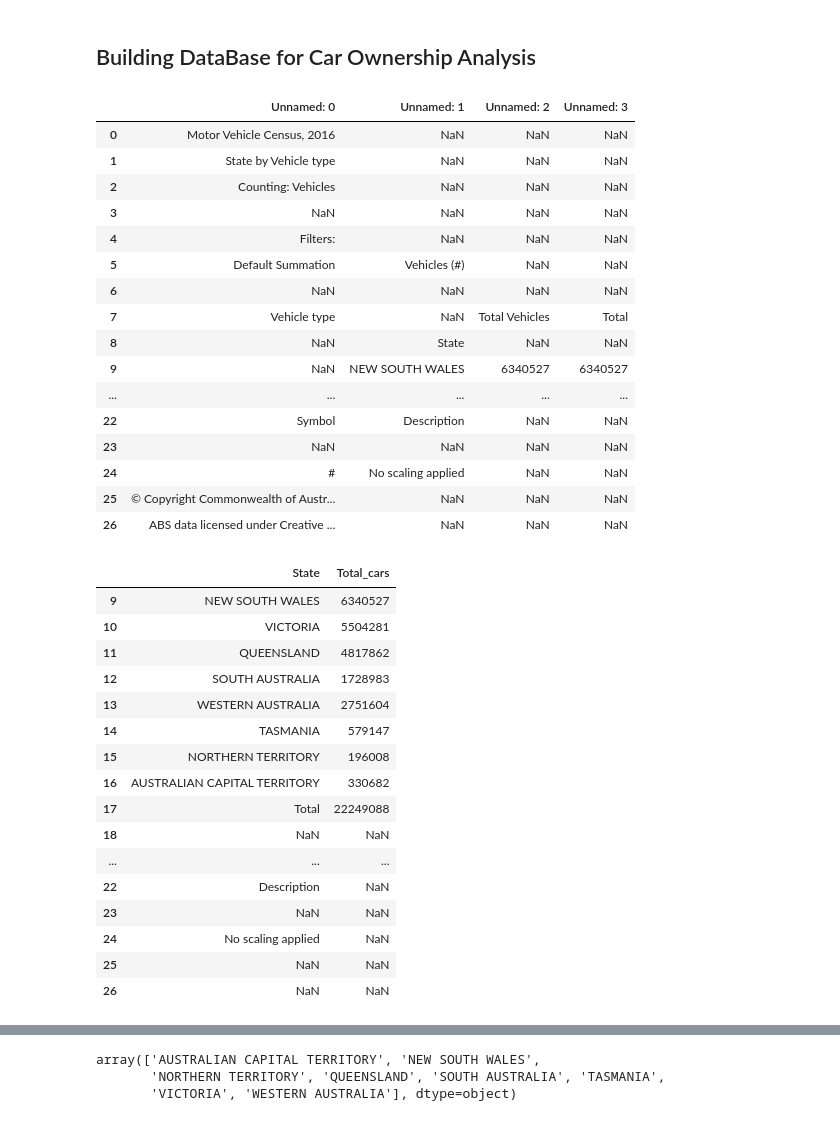
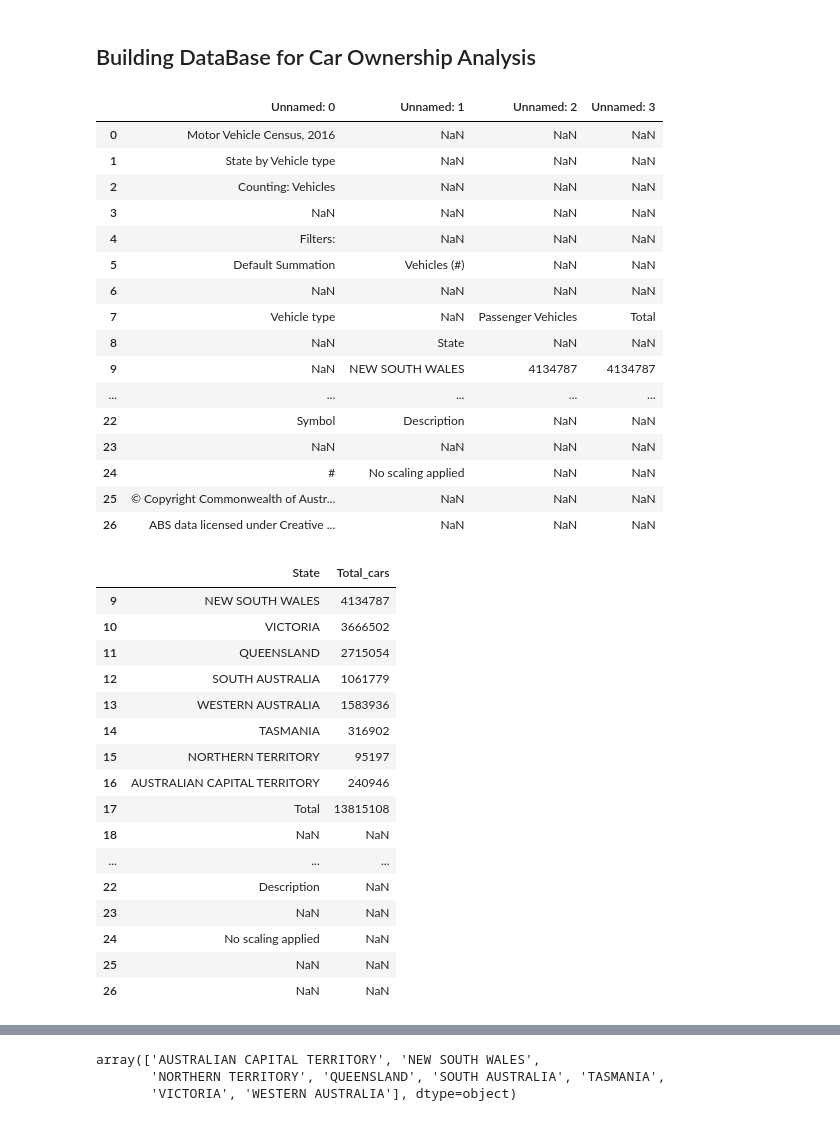
Before and after one commit to Gyoungd/carownership_backend_api, a Jupyter notebook: car_ownership.ipynb, the cells around one changed output, grey strips where cells are left out. Drawn from its saved outputs; the diff is of its cells as text; code cells hidden in the pictures.

```diff
--- a/car_ownership.ipynb
+++ b/car_ownership.ipynb
@@ -5,28 +5,34 @@ import pandas as pd
 import numpy as np
 # %%
 # Load the dataset
+# Passanger Car only
 path = 'ABS Raw Datasets'
-df_2016 = pd.read_excel(path +'/car2016.xlsx')
-df_2017 = pd.read_excel(path +'/car2017.xlsx')
-df_2018 = pd.read_excel(path +'/car2018.xlsx')
-df_2019 = pd.read_excel(path +'/car2019.xlsx')
-df_2020 = pd.read_excel(path +'/car2020.xlsx')
-df_2021 = pd.read_excel(path +'/car2021.xlsx')
+df_2016 = pd.read_excel(path +'/passengercar2016.xlsx')
+df_2017 = pd.read_excel(path +'/passengercar2017.xlsx')
+df_2018 = pd.read_excel(path +'/passengercar2018.xlsx')
+df_2019 = pd.read_excel(path +'/passengercar2019.xlsx')
+df_2020 = pd.read_excel(path +'/passengercar2020.xlsx')
+df_2021 = pd.read_excel(path +'/passengercar2021.xlsx')
 
-
+# df_2016 = pd.read_excel(path +'/car2016.xlsx')
+# df_2017 = pd.read_excel(path +'/car2017.xlsx')
+# df_2018 = pd.read_excel(path +'/car2018.xlsx')
+# df_2019 = pd.read_excel(path +'/car2019.xlsx')
+# df_2020 = pd.read_excel(path +'/car2020.xlsx')
+# df_2021 = pd.read_excel(path +'/car2021.xlsx')
 df_2016
 # %% [output]
 |  | Unnamed: 0 | Unnamed: 1 | Unnamed: 2 | Unnamed: 3 |
 | 0 | Motor Vehicle Census, 2016 | NaN | NaN | NaN |
 | 1 | State by Vehicle type | NaN | NaN | NaN |
 | 2 | Counting: Vehicles | NaN | NaN | NaN |
 | 3 | NaN | NaN | NaN | NaN |
 | 4 | Filters: | NaN | NaN | NaN |
 | 5 | Default Summation | Vehicles (#) | NaN | NaN |
 | 6 | NaN | NaN | NaN | NaN |
-| 7 | Vehicle type | NaN | Total Vehicles | Total |
+| 7 | Vehicle type | NaN | Passenger Vehicles | Total |
 | 8 | NaN | State | NaN | NaN |
-| 9 | NaN | NEW SOUTH WALES | 6340527 | 6340527 |
+| 9 | NaN | NEW SOUTH WALES | 4134787 | 4134787 |
 | ... | ... | ... | ... | ... |
 | 22 | Symbol | Description | NaN | NaN |
 | 23 | NaN | NaN | NaN | NaN |
@@ -80,15 +86,15 @@ df_2021 = df_2021.drop(columns=['Drop'])
 df_2016
 # %% [output]
 |  | State | Total_cars |
-| 9 | NEW SOUTH WALES | 6340527 |
-| 10 | VICTORIA | 5504281 |
-| 11 | QUEENSLAND | 4817862 |
-| 12 | SOUTH AUSTRALIA | 1728983 |
-| 13 | WESTERN AUSTRALIA | 2751604 |
-| 14 | TASMANIA | 579147 |
-| 15 | NORTHERN TERRITORY | 196008 |
-| 16 | AUSTRALIAN CAPITAL TERRITORY | 330682 |
-| 17 | Total | 22249088 |
+| 9 | NEW SOUTH WALES | 4134787 |
+| 10 | VICTORIA | 3666502 |
+| 11 | QUEENSLAND | 2715054 |
+| 12 | SOUTH AUSTRALIA | 1061779 |
+| 13 | WESTERN AUSTRALIA | 1583936 |
+| 14 | TASMANIA | 316902 |
+| 15 | NORTHERN TERRITORY | 95197 |
+| 16 | AUSTRALIAN CAPITAL TERRITORY | 240946 |
+| 17 | Total | 13815108 |
 | 18 | NaN | NaN |
 | ... | ... | ... |
 | 22 | Description | NaN |
```
Also changed, not shown: parts of 6 cells of this notebook, 10 other files.
